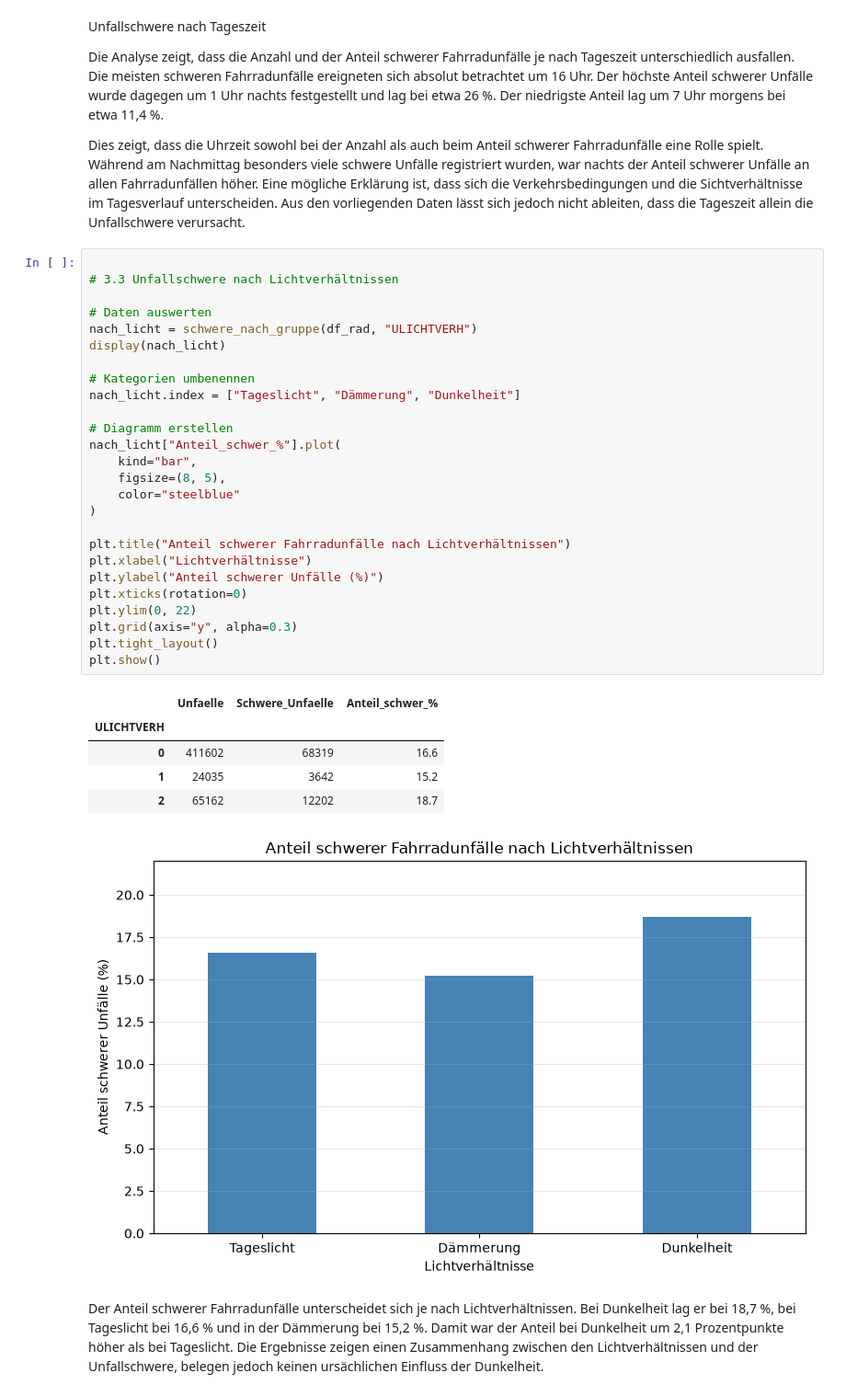
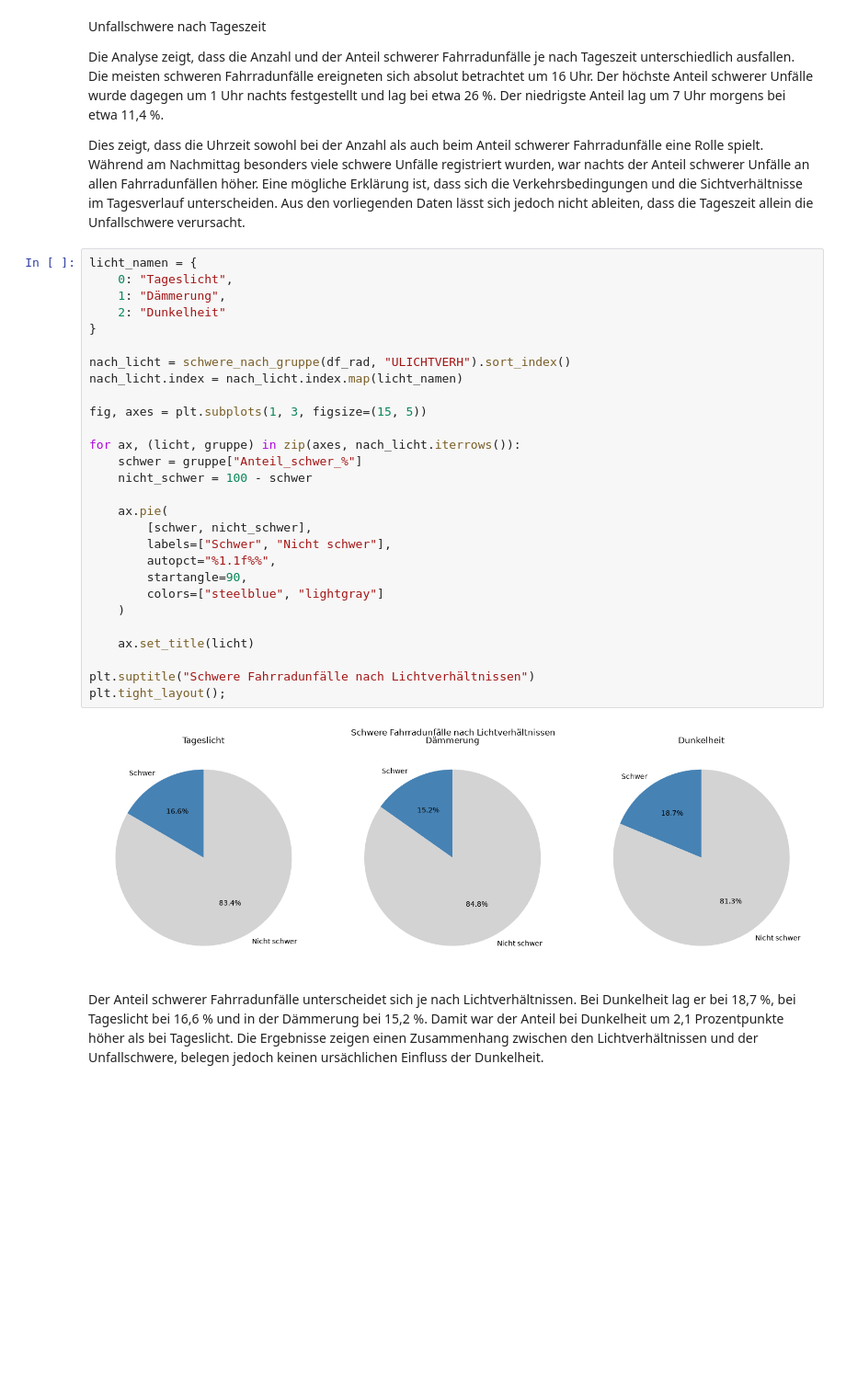
Before and after one commit to RogovaNatalia/Unfallorte_Projekt, a Jupyter notebook: analyse.ipynb, the cells around one changed output. Shown at 92% size. Drawn from its saved outputs; the diff is of its cells as text; blank space fills up the shorter version.

```diff
--- a/analyse.ipynb
+++ b/analyse.ipynb
@@ -1002,38 +999,35 @@ plt.tight_layout();
 Die Analyse zeigt, dass die Anzahl und der Anteil schwerer Fahrradunfälle je nach Tageszeit unterschiedlich ausfallen. Die meisten schweren Fahrradunfälle ereigneten sich absolut betrachtet um 16 Uhr. Der höchste Anteil schwerer Unfälle wurde dagegen um 1 Uhr nachts festgestellt und lag bei etwa 26 %. Der niedrigste Anteil lag um 7 Uhr morgens bei etwa 11,4 %.
 
 Dies zeigt, dass die Uhrzeit sowohl bei der Anzahl als auch beim Anteil schwerer Fahrradunfälle eine Rolle spielt. Während am Nachmittag besonders viele schwere Unfälle registriert wurden, war nachts der Anteil schwerer Unfälle an allen Fahrradunfällen höher. Eine mögliche Erklärung ist, dass sich die Verkehrsbedingungen und die Sichtverhältnisse im Tagesverlauf unterscheiden. Aus den vorliegenden Daten lässt sich jedoch nicht ableiten, dass die Tageszeit allein die Unfallschwere verursacht.
-# %%
-
-# 3.3 Unfallschwere nach Lichtverhältnissen
-
-# Daten auswerten
-nach_licht = schwere_nach_gruppe(df_rad, "ULICHTVERH")
-display(nach_licht)
-
-# Kategorien umbenennen
-nach_licht.index = ["Tageslicht", "Dämmerung", "Dunkelheit"]
-
-# Diagramm erstellen
-nach_licht["Anteil_schwer_%"].plot(
-    kind="bar",
-    figsize=(8, 5),
-    color="steelblue"
-)
-
-plt.title("Anteil schwerer Fahrradunfälle nach Lichtverhältnissen")
-plt.xlabel("Lichtverhältnisse")
-plt.ylabel("Anteil schwerer Unfälle (%)")
-plt.xticks(rotation=0)
-plt.ylim(0, 22)
-plt.grid(axis="y", alpha=0.3)
-plt.tight_layout()
-plt.show()
-# %% [output]
-|  | Unfaelle | Schwere_Unfaelle | Anteil_schwer_% |
-| ULICHTVERH |  |  |  |
-| 0 | 411602 | 68319 | 16.6 |
-| 1 | 24035 | 3642 | 15.2 |
-| 2 | 65162 | 12202 | 18.7 |
-[figure, removed]
+# %%
+licht_namen = {
+    0: "Tageslicht",
+    1: "Dämmerung",
+    2: "Dunkelheit"
+}
+
+nach_licht = schwere_nach_gruppe(df_rad, "ULICHTVERH").sort_index()
+nach_licht.index = nach_licht.index.map(licht_namen)
+
+fig, axes = plt.subplots(1, 3, figsize=(15, 5))
+
+for ax, (licht, gruppe) in zip(axes, nach_licht.iterrows()):
+    schwer = gruppe["Anteil_schwer_%"]
+    nicht_schwer = 100 - schwer
+
+    ax.pie(
+        [schwer, nicht_schwer],
+        labels=["Schwer", "Nicht schwer"],
+        autopct="%1.1f%%",
+        startangle=90,
+        colors=["steelblue", "lightgray"]
+    )
+
+    ax.set_title(licht)
+
+plt.suptitle("Schwere Fahrradunfälle nach Lichtverhältnissen")
+plt.tight_layout();
+# %% [output]
+[figure, added]
 # %% [markdown]
 Der Anteil schwerer Fahrradunfälle unterscheidet sich je nach Lichtverhältnissen. Bei Dunkelheit lag er bei 18,7 %, bei Tageslicht bei 16,6 % und in der Dämmerung bei 15,2 %. Damit war der Anteil bei Dunkelheit um 2,1 Prozentpunkte höher als bei Tageslicht. Die Ergebnisse zeigen einen Zusammenhang zwischen den Lichtverhältnissen und der Unfallschwere, belegen jedoch keinen ursächlichen Einfluss der Dunkelheit.
```
Also changed, not shown: parts of 5 cells of this notebook.
